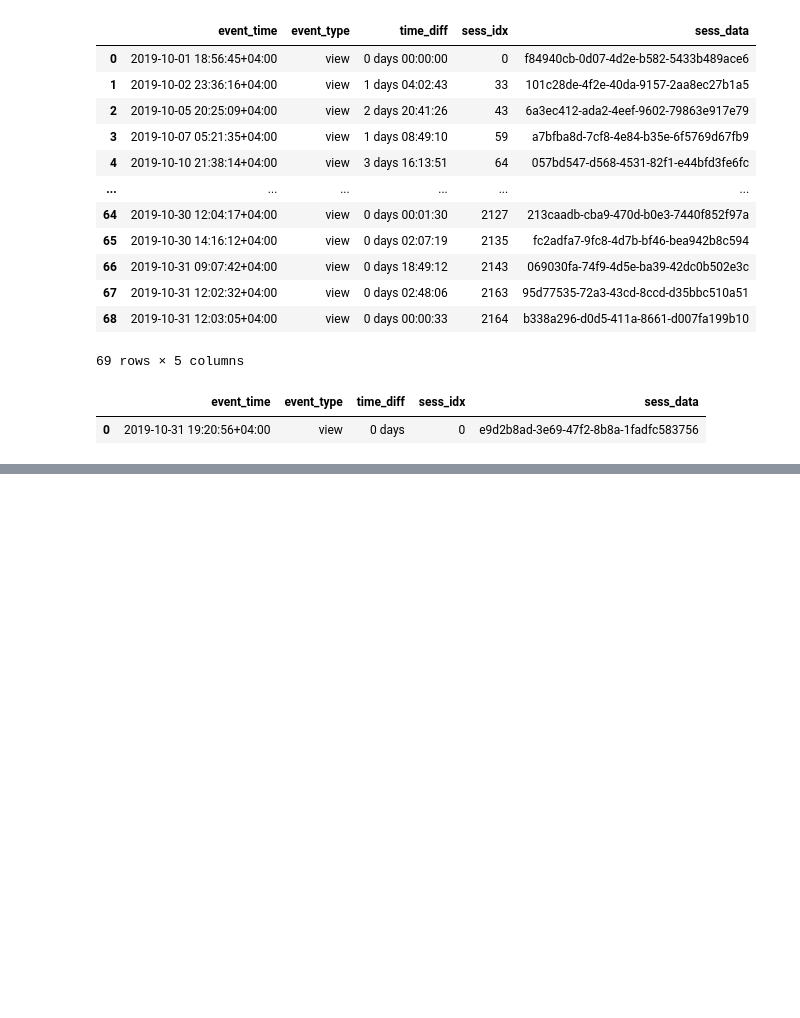
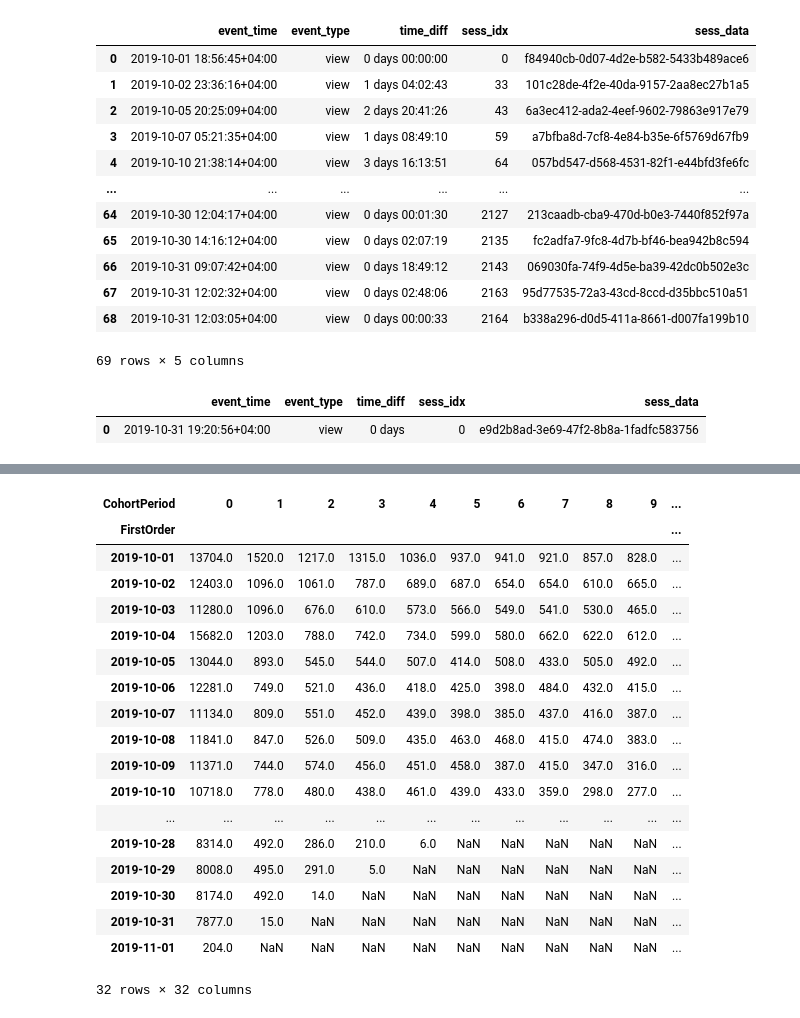
Before and after one commit to benidjor/ecommerce-behavior-data-analysis, a Jupyter notebook: tsj_data/2019_oct_eda.ipynb, the cells around one changed output, grey strips where cells are left out. Drawn from its saved outputs; the diff is of its cells as text; code cells hidden in the pictures; blank space fills up the shorter version.

```diff
--- a/tsj_data/2019_oct_eda.ipynb
+++ b/tsj_data/2019_oct_eda.ipynb
@@ -1152,0 +1266,3 @@ df.head(3)
+# %%
+each_period_pur = cohorts_pur["FirstOrder"].value_counts().sort_index()
+each_period_pur
@@ -1152,0 +1287,10 @@ df.head(3)
+# %%
+# 기간별 레이블 붙이기
+# 처음 들어온 기간은 0, 두번째 기간은 1 이런식으로 숫자 레이블을 붙인다
+
+cohortperiod = []
+
+# 32 까지 숫자가 나열된 each_period_pur 변수를 for문 사용하여 기간 생성하고 cohortperiod 리스트에 할당
+for x in each_period_pur:
+    for y in range(x):
+        cohortperiod.append(y)
@@ -1152,0 +1318,25 @@ df.head(3)
+# %%
+# unstack(1)을 하게되면 생성된 멀티 인덱스 중 두번째 인덱스 (CohortPeriod)가 칼럼으로 변경되고,
+# 그 결과 y축은 코호트, x축은 기간으로 표현되는 코호트 분석의 형태를 갖추게 된다
+cohorts_pur = cohorts_pur["TotalUsers"].unstack(1)
+cohorts_pur
+# %% [output]
+| CohortPeriod | 0 | 1 | 2 | 3 | 4 | 5 | 6 | 7 | 8 | 9 | ... |
+| FirstOrder |  |  |  |  |  |  |  |  |  |  | ... |
+| 2019-10-01 | 13704.0 | 1520.0 | 1217.0 | 1315.0 | 1036.0 | 937.0 | 941.0 | 921.0 | 857.0 | 828.0 | ... |
+| 2019-10-02 | 12403.0 | 1096.0 | 1061.0 | 787.0 | 689.0 | 687.0 | 654.0 | 654.0 | 610.0 | 665.0 | ... |
+| 2019-10-03 | 11280.0 | 1096.0 | 676.0 | 610.0 | 573.0 | 566.0 | 549.0 | 541.0 | 530.0 | 465.0 | ... |
+| 2019-10-04 | 15682.0 | 1203.0 | 788.0 | 742.0 | 734.0 | 599.0 | 580.0 | 662.0 | 622.0 | 612.0 | ... |
+| 2019-10-05 | 13044.0 | 893.0 | 545.0 | 544.0 | 507.0 | 414.0 | 508.0 | 433.0 | 505.0 | 492.0 | ... |
+| 2019-10-06 | 12281.0 | 749.0 | 521.0 | 436.0 | 418.0 | 425.0 | 398.0 | 484.0 | 432.0 | 415.0 | ... |
+| 2019-10-07 | 11134.0 | 809.0 | 551.0 | 452.0 | 439.0 | 398.0 | 385.0 | 437.0 | 416.0 | 387.0 | ... |
+| 2019-10-08 | 11841.0 | 847.0 | 526.0 | 509.0 | 435.0 | 463.0 | 468.0 | 415.0 | 474.0 | 383.0 | ... |
+| 2019-10-09 | 11371.0 | 744.0 | 574.0 | 456.0 | 451.0 | 458.0 | 387.0 | 415.0 | 347.0 | 316.0 | ... |
+| 2019-10-10 | 10718.0 | 778.0 | 480.0 | 438.0 | 461.0 | 439.0 | 433.0 | 359.0 | 298.0 | 277.0 | ... |
+| ... | ... | ... | ... | ... | ... | ... | ... | ... | ... | ... | ... |
+| 2019-10-28 | 8314.0 | 492.0 | 286.0 | 210.0 | 6.0 | NaN | NaN | NaN | NaN | NaN | ... |
+| 2019-10-29 | 8008.0 | 495.0 | 291.0 | 5.0 | NaN | NaN | NaN | NaN | NaN | NaN | ... |
+| 2019-10-30 | 8174.0 | 492.0 | 14.0 | NaN | NaN | NaN | NaN | NaN | NaN | NaN | ... |
+| 2019-10-31 | 7877.0 | 15.0 | NaN | NaN | NaN | NaN | NaN | NaN | NaN | NaN | ... |
+| 2019-11-01 | 204.0 | NaN | NaN | NaN | NaN | NaN | NaN | NaN | NaN | NaN | ... |
+32 rows × 32 columns
```
Also changed, not shown: parts of 21 cells of this notebook.
